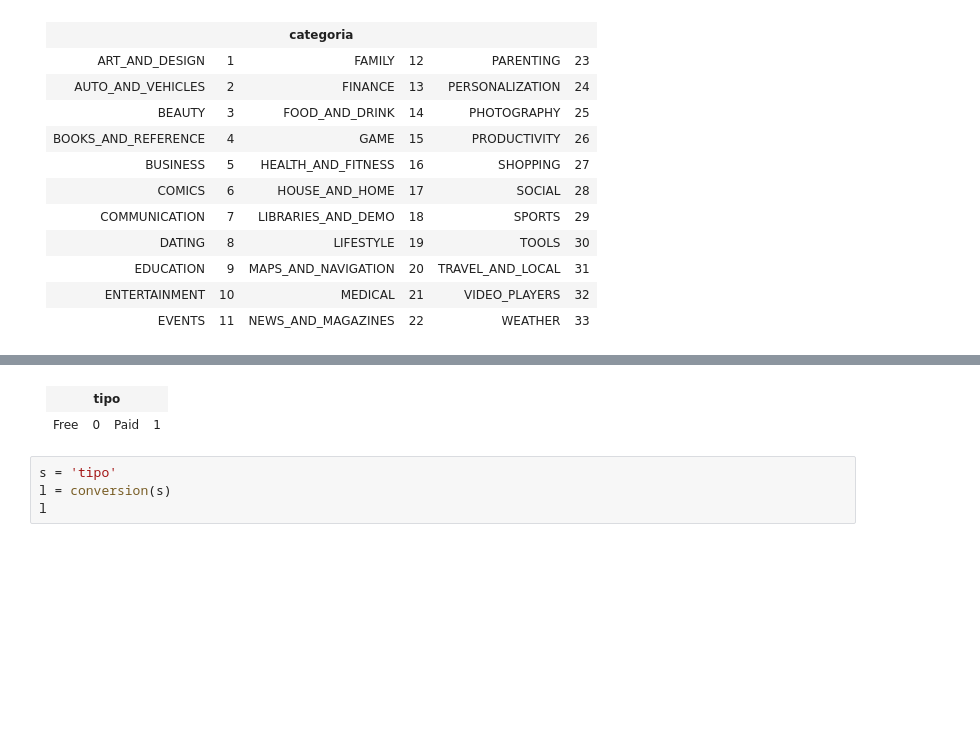
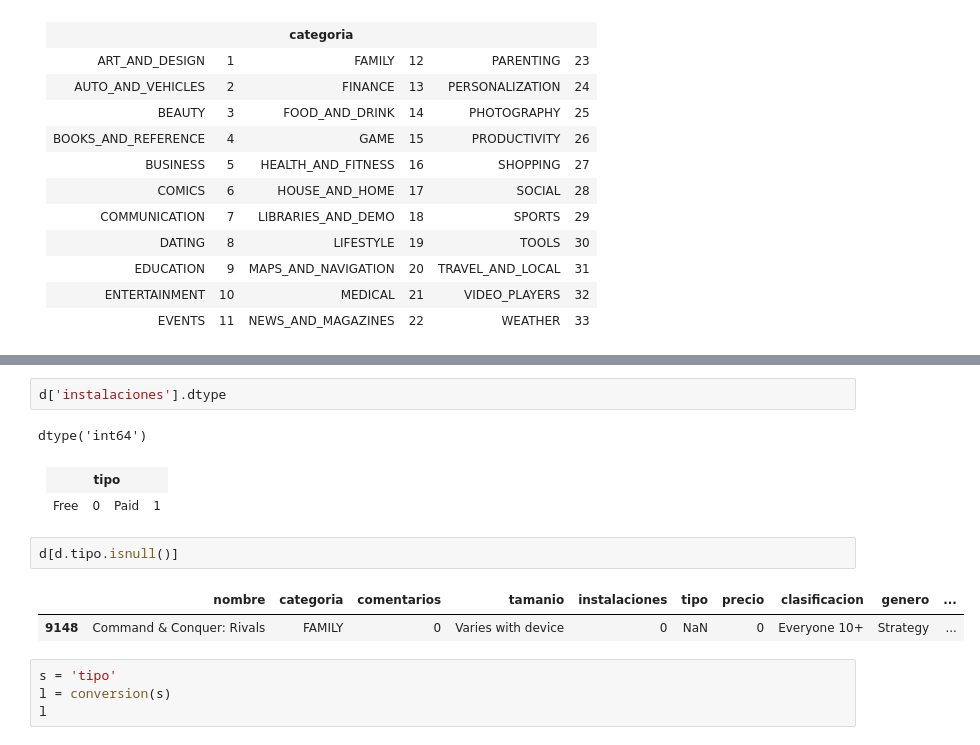
Before and after one commit to OscarAnCorzo/proyecto-ai, a Jupyter notebook: notebook/proyecto_2.ipynb, the cells around one changed output, grey strips where cells are left out. Cells and saved outputs as stored; diff of their text form; blank space fills up the shorter version.

```diff
--- a/notebook/proyecto_2.ipynb
+++ b/notebook/proyecto_2.ipynb
@@ -263,3 +365,7 @@ def conversion(s):
+# %%
+d['instalaciones'].dtype
+# %% [output]
+dtype('int64')
 # %% [markdown]
 <table>
     <th colspan=4><center>tipo</center></th>
@@ -270,6 +376,11 @@ def conversion(s):
         <td>1</td>
     </tr>
 </table>
+# %%
+d[d.tipo.isnull()]
+# %% [output]
+|  | nombre | categoria | comentarios | tamanio | instalaciones | tipo | precio | clasificacion | genero | ... |
+| 9148 | Command & Conquer: Rivals | FAMILY | 0 | Varies with device | 0 | NaN | 0 | Everyone 10+ | Strategy | ... |
 # %%
 s = 'tipo'
 l = conversion(s)
```
Also changed, not shown: parts of 19 cells of this notebook.
